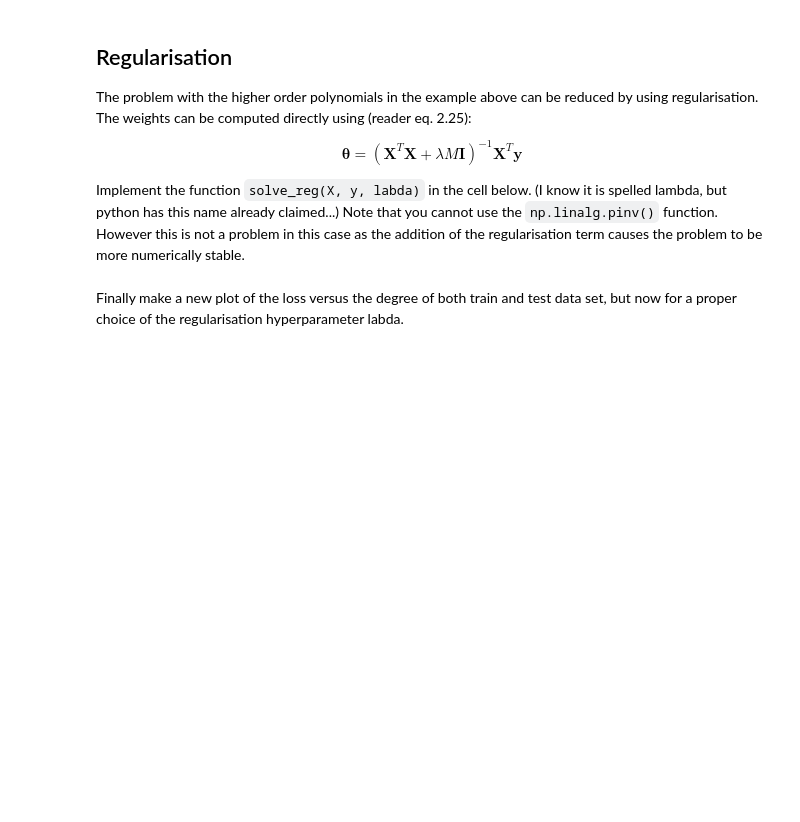
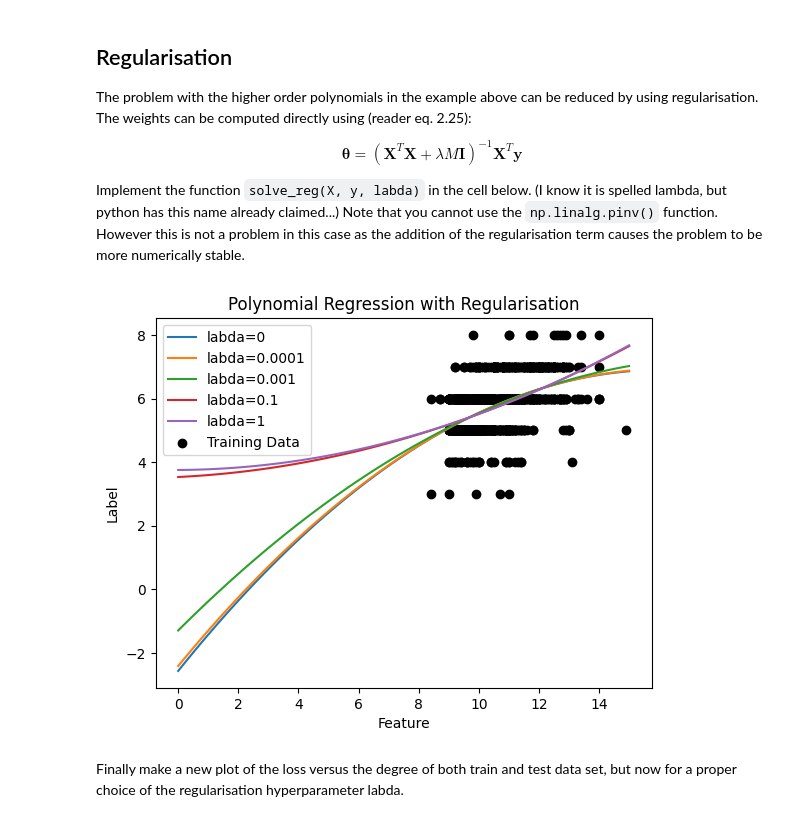
Before and after one commit to mard4/machine-learning, a Jupyter notebook: 1. Linear_Regression/linear_regression_2025_student.ipynb, the cells around one changed output. Drawn from its saved outputs; the diff is of its cells as text; code cells hidden in the pictures; blank space fills up the shorter version.

```diff
--- a/1. Linear_Regression/linear_regression_2025_student.ipynb
+++ b/1. Linear_Regression/linear_regression_2025_student.ipynb
@@ -578,34 +578,41 @@ def solve_reg(X, y, labda):
 # %%
 # perform a fit and plot the result
 # include results for a few different labda's
 
 degree = 2
 
 for labda in [0, 0.0001, 0.001, 0.1, 1]:
 
     # prepare X and y of your training set
-    X = ...
-    y = ...
+    X = np.column_stack([xdata_train**i for i in range(degree+1)])
+    y = ydata_train
 
     # compute the weights
     if labda == 0:
         theta = solve(X, y)
     else:
         theta = solve_reg(X, y, labda)
 
     # Create a feature matrix X for the prediction
     NUM_SAMPLES = 100
     features = np.linspace(0, 15, num=NUM_SAMPLES)
     X_pred = polynomials(features, degree)
 
     # predict the corresponding labels
     y_pred = predict(X_pred, theta)
 
     # plot the predictions
     plt.plot(features, y_pred, label=f'labda={labda}')
 
 # plot the original training data as a scatter plot
-...
+plt.scatter(xdata_train, ydata_train, color='black', label='Training Data')
+plt.xlabel('Feature')
+plt.ylabel('Label')
+plt.title('Polynomial Regression with Regularisation')
+plt.legend()
+plt.show()
+# %% [output]
+[figure, added]
 # %% [markdown]
 Finally make a new plot of the loss versus the degree of both train and test data set, but now for a proper choice of the regularisation hyperparameter labda.
 # %%
```
Also changed, not shown: parts of 7 cells of this notebook.
